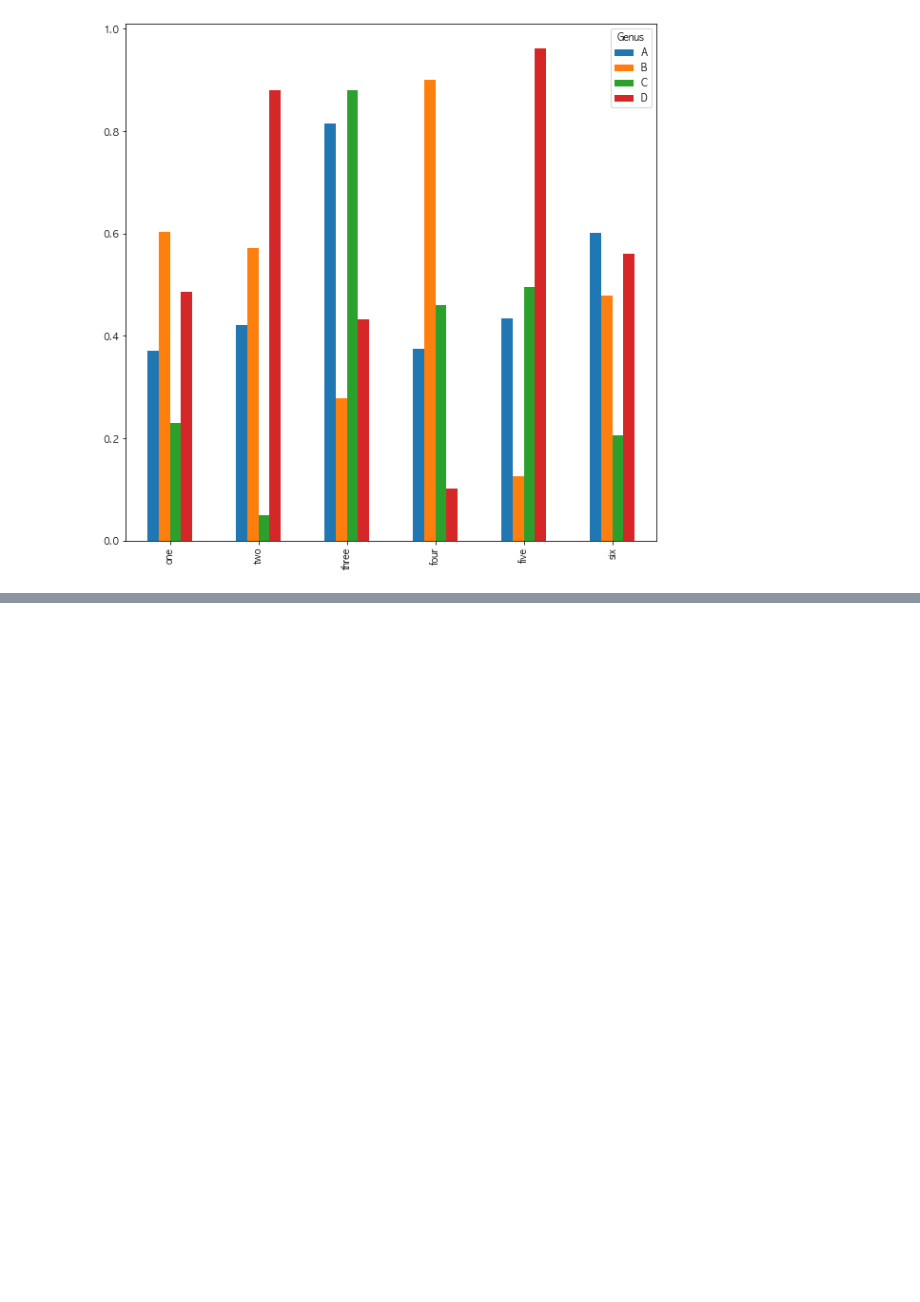
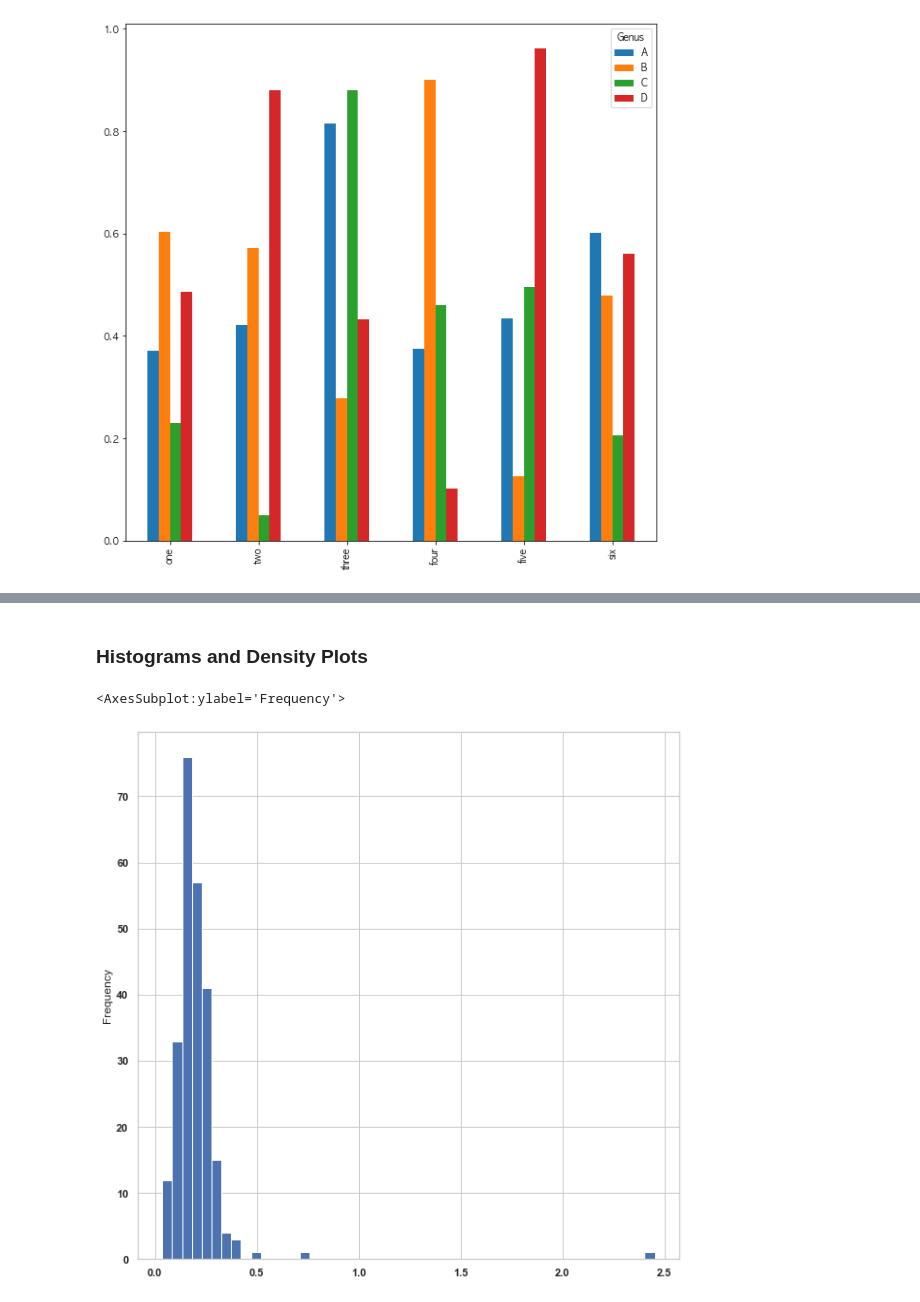
Before and after one commit to harryyang1982/python_for_data_analysis, a Jupyter notebook: chapter9.ipynb, the cells around one changed output, grey strips where cells are left out. Cells and saved outputs as stored; diff of their text form; code cells hidden in the pictures; blank space fills up the shorter version.

```diff
--- a/chapter9.ipynb
+++ b/chapter9.ipynb
@@ -251,0 +331,9 @@ df.plot.bar()
+# %%
+sns.set(style='whitegrid')
+# %% [markdown]
+### Histograms and Density Plots
+# %%
+tips['tip_pct'].plot.hist(bins=50)
+# %% [output]
+<AxesSubplot:ylabel='Frequency'>
+[figure, added]
```
Also changed, not shown: parts of 27 cells of this notebook.
